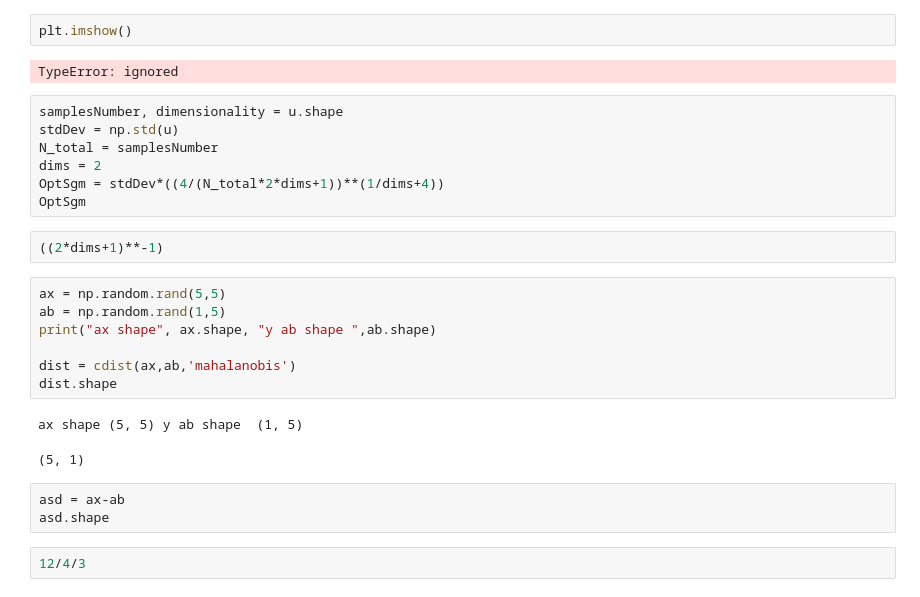
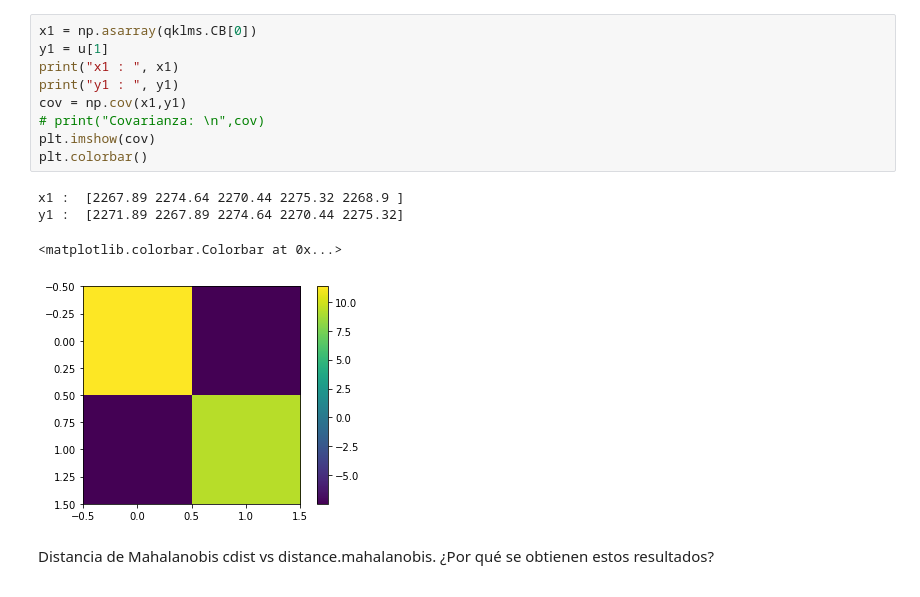
Before and after one commit to JuanDHNZ/Adaptive-Filtering, a Jupyter notebook: QKLMS.ipynb, the cells around one changed output. Cells and saved outputs as stored; diff of their text form.

```diff
--- a/QKLMS.ipynb
+++ b/QKLMS.ipynb
@@ -125,28 +146,16 @@ CB size:  (326, 5)
-# %%
-plt.imshow()
-# %% [output]
-TypeError: ignored
-# %%
-samplesNumber, dimensionality = u.shape
-stdDev = np.std(u)
-N_total = samplesNumber
-dims = 2
-OptSgm = stdDev*((4/(N_total*2*dims+1))**(1/dims+4))
-OptSgm
-# %%
-((2*dims+1)**-1)
-# %%
-ax = np.random.rand(5,5)
-ab = np.random.rand(1,5)
-print("ax shape", ax.shape, "y ab shape ",ab.shape)
-
-dist = cdist(ax,ab,'mahalanobis')
-dist.shape
-# %% [output]
-ax shape (5, 5) y ab shape  (1, 5)
-(5, 1)
-# %%
-asd = ax-ab
-asd.shape
-# %%
-12/4/3
+# %%
+x1 = np.asarray(qklms.CB[0])
+y1 = u[1]
+print("x1 : ", x1)
+print("y1 : ", y1)
+cov = np.cov(x1,y1)
+# print("Covarianza: \n",cov)
+plt.imshow(cov)
+plt.colorbar()
+# %% [output]
+x1 :  [2267.89 2274.64 2270.44 2275.32 2268.9 ]
+y1 :  [2271.89 2267.89 2274.64 2270.44 2275.32]
+<matplotlib.colorbar.Colorbar at 0x...>
+[figure, added]
+# %% [markdown]
+Distancia de Mahalanobis cdist vs distance.mahalanobis. ¿Por qué se obtienen estos resultados?
```
Also changed, not shown: parts of 8 cells of this notebook.
